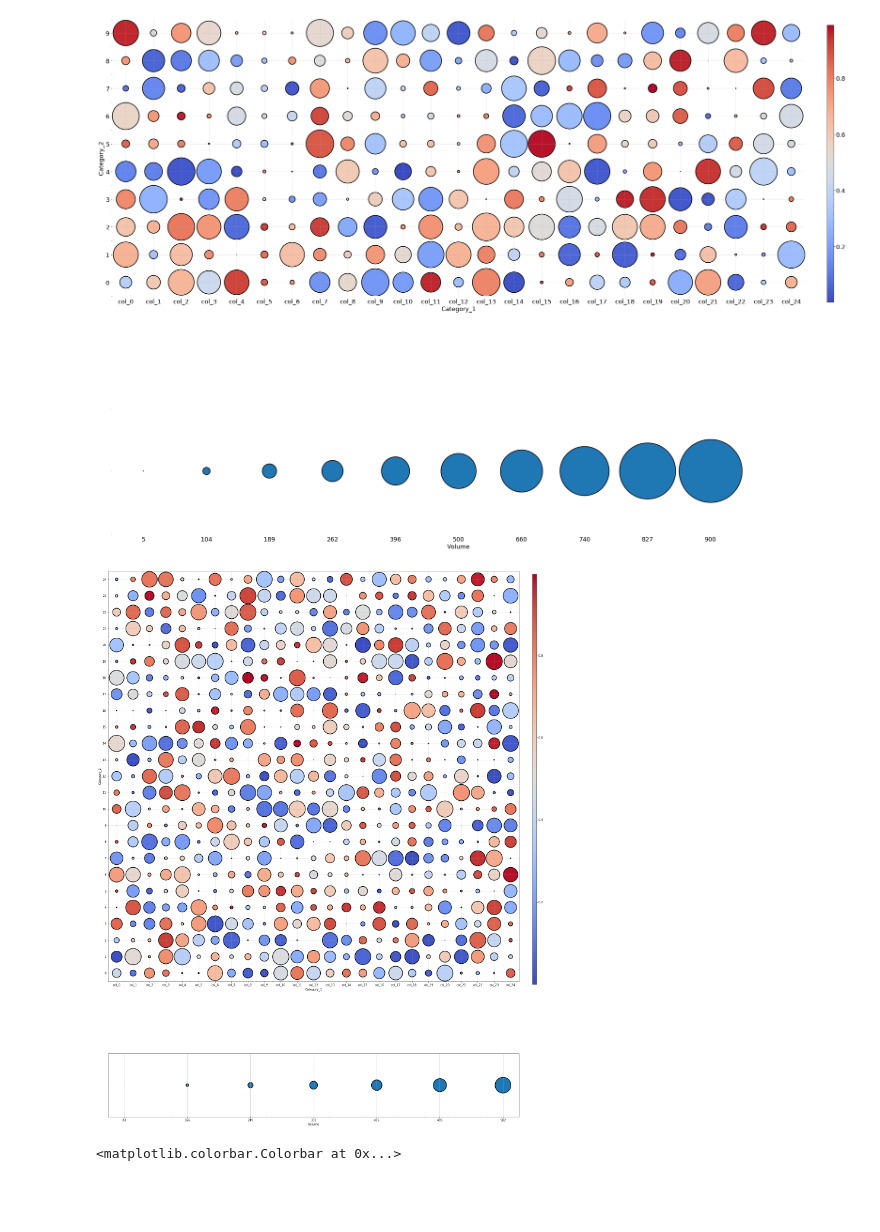
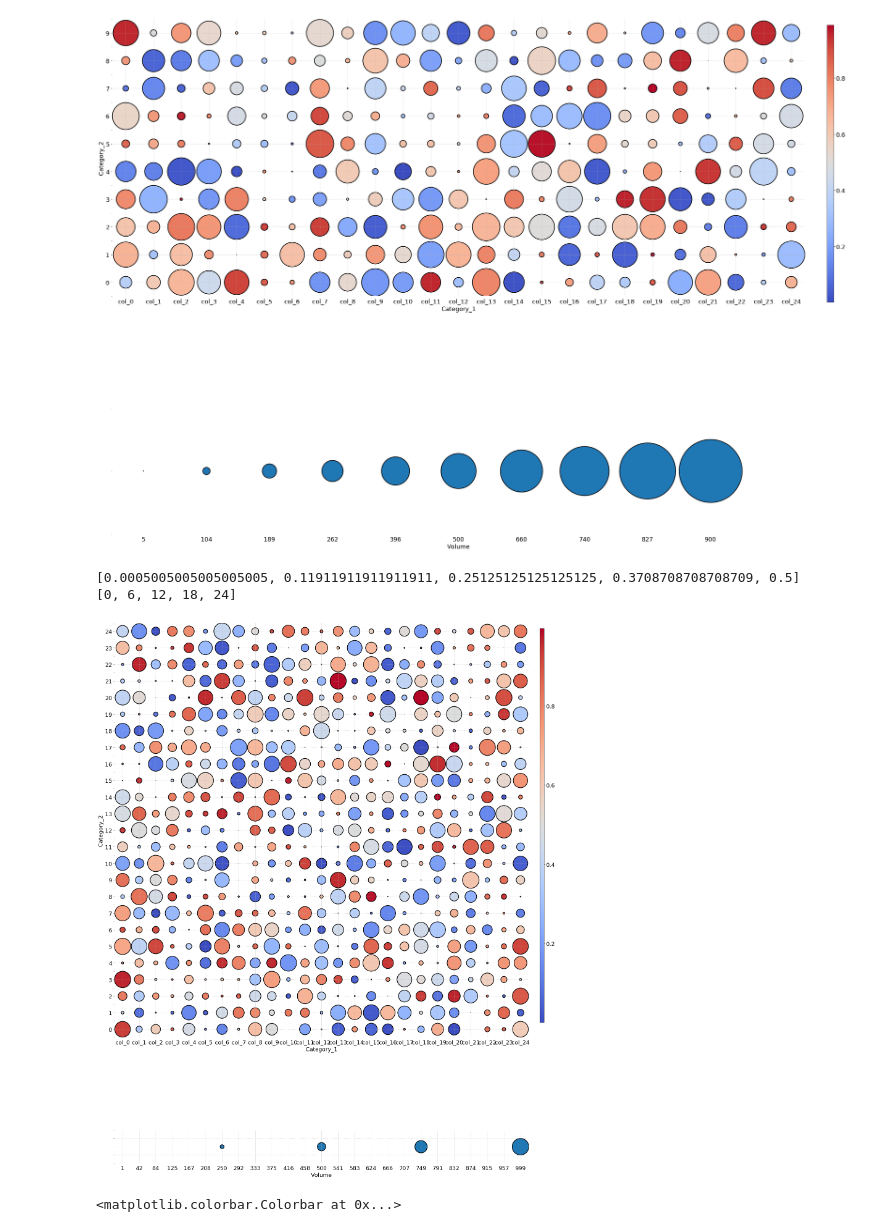
Before and after one commit to hsteinshiromoto/blog, a Jupyter notebook: notebooks/gists/heatmap.ipynb, the cells around one changed output. Saved outputs shown, nothing was run; the diff lists cells and outputs as text; code cells hidden in the pictures; blank space fills up the shorter version.

```diff
--- a/notebooks/gists/heatmap.ipynb
+++ b/notebooks/gists/heatmap.ipynb
@@ -122,10 +123,7 @@ heatmap, _ = heatmap_4d(volume, probabilities, xlabel="Category_1", ylabel="Cate
 [figure]
 # %%
 #srcs: https://blogs.oii.ox.ac.uk/bright/2014/08/12/point-size-legends-in-matplotlib-and-basemap-plots/
-
-
-
-
+from itertools import zip_longest
 # Setup Grid and Values
 
 nrows = 25
@@ -160,57 +158,57 @@ def heatmap_4d(volume, probabilities, xlabel="xlabel", ylabel="ylabel", figsize=
 
     heatmap.set_xticks(np.arange(xlabels.shape[0]+1)-0.5, minor=True)
     heatmap.set_yticks(np.arange(ylabels.shape[0]+1)-0.5, minor=True)
     heatmap.grid(which='major', linestyle=":")
     heatmap.set_ylabel(ylabel)
     heatmap.set_xlabel(xlabel)
 
     heatmap.axes.set_aspect('equal')
 
     # Legend
 
-    leg_xticks = np.arange(max(xlabels.shape[0], ylabels.shape[0]))
     leg_xticks = np.arange(xlabels.shape[0])
+    leg_yticks = range(2)
 
-    step = (max(volume.flatten()) - min(volume.flatten()))/len(leg_xticks)
-    all_leg_xticklabels = [int(item) for item in np.linspace(min(volume.flatten()), max(volume.flatten()), len(leg_xticks))]
-    leg_xticklabels = [item for index, item in enumerate(all_leg_xticklabels) if index % round(len(all_leg_xticklabels)/ncircles) == 0]
+    leg_xticklabels = np.linspace(min(volume.flatten()), max(volume.flatten()), len(leg_xticks), dtype=int)
     leg_yticklabels = [0, 1]
 
-    all_legend_circles = [plt.Circle((i, 0.5), radius=r) for r, i in
-                          zip(np.linspace(min([item for item in radii_list.flat if item > 0]), max(radii_list.flatten()),
-                                          max(xlabels.shape[0], ylabels.shape[0]), dtype=float), leg_xticks)]
-    legend_circles = [circle for index, circle in enumerate(all_legend_circles) if index % round(len(all_legend_circles)/ncircles) == 0]
+    leg_radii_list = list(np.percentile(radii_list.flatten(), [25, 50, 75]))
+    leg_radii_list.extend([min(radii_list.flatten()), max(radii_list.flatten())])
+    leg_radii_list = sorted(leg_radii_list)
+
+    leg_vol_idx = dict(zip_longest(leg_xticklabels, leg_xticks))
+    leg_vol_stats = list(np.percentile(volume.flatten(), [25, 50, 75]))
+    leg_vol_stats.extend([min(volume.flatten()), max(volume.flatten())])
+    leg_vol_list = [leg_xticklabels[(np.abs(leg_xticklabels - volume)).argmin()] for volume in leg_vol_stats]
+
+    leg_circle_pos = [leg_vol_idx[item] for item in leg_vol_list]
+    leg_circle_pos = sorted(leg_circle_pos)
+
+    legend_circles = [plt.Circle((i, 0.5), radius=r) for r, i in zip(leg_radii_list, leg_circle_pos)]
     legend_col = PatchCollection(legend_circles, edgecolors='k', linewidth=2)
     legend.add_collection(legend_col)
 
-#     legend.set(xticks=leg_xticks, yticks=[]
-#                ,xticklabels=leg_xticklabels, yticklabels=leg_yticklabels)
-    legend.set(yticks=[]
-               ,xticklabels=leg_xticklabels, yticklabels=leg_yticklabels)
+
+    legend.set(xticks=leg_xticks, yticks=leg_yticks, xticklabels=leg_xticklabels, yticklabels=[])
     legend.set_xticks(np.arange(len(leg_xticklabels)+1)-0.5, minor=True)
     legend.set_yticks(np.arange(len(leg_yticklabels)+1)-0.5, minor=True)
 
     legend.set_xlabel("Volume")
     legend.axes.set_aspect('equal')
-    legend.grid()
+    legend.grid(which='major', linestyle=":")
 
-    axins = inset_axes(heatmap,
-                       width="1%",  # width = 5% of parent_bbox width
-                       height="100%",  # height : 50%
-                       loc='upper right',
-                       bbox_to_anchor=(0.05, 0., 1, 1),
-                       bbox_transform=heatmap.transAxes,
-                       borderpad=1,
-                       )
+    axins = inset_axes(heatmap, width="1%", height="95%", loc='upper right', bbox_to_anchor=(0.05, 0., 1, 1), bbox_transform=heatmap.transAxes, borderpad=1)
     fig.colorbar(col, cax=axins)
 
-    plt.tight_layout()
+    fig.tight_layout()
 
     return heatmap, legend
 
-heatmap, _ = heatmap_4d(volume, probabilities, xlabel="Category_1", ylabel="Category_2")
+heatmap, _ = heatmap_4d(volume, probabilities, xlabel="Category_1", ylabel="Category_2", ncircles=10)
 # %% [output]
+[0.0005005005005005005, 0.11911911911911911, 0.25125125125125125, 0.3708708708708709, 0.5]
+[0, 6, 12, 18, 24]
-[figure, old version]
+[figure, new version]
 # %%
 
 #srcs: https://blogs.oii.ox.ac.uk/bright/2014/08/12/point-size-legends-in-matplotlib-and-basemap-plots/
```
Also changed, not shown: parts of 1 cell of this notebook.
